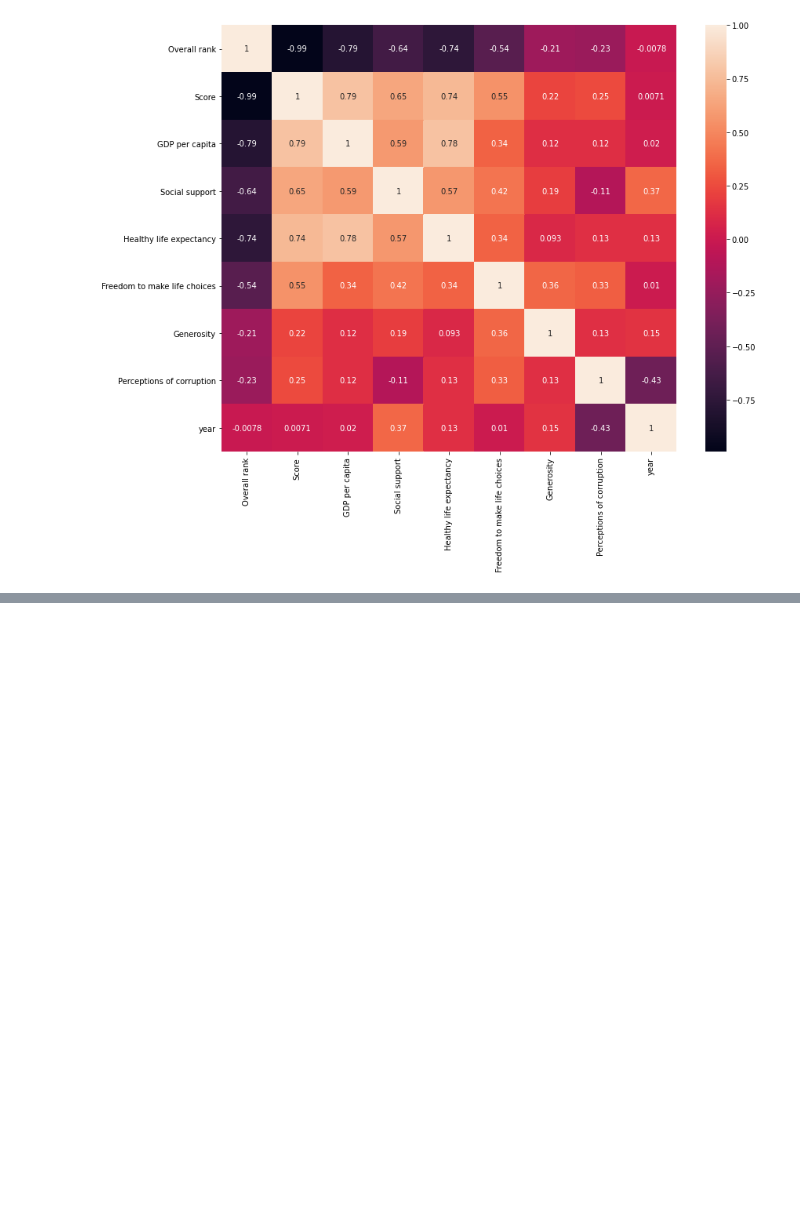
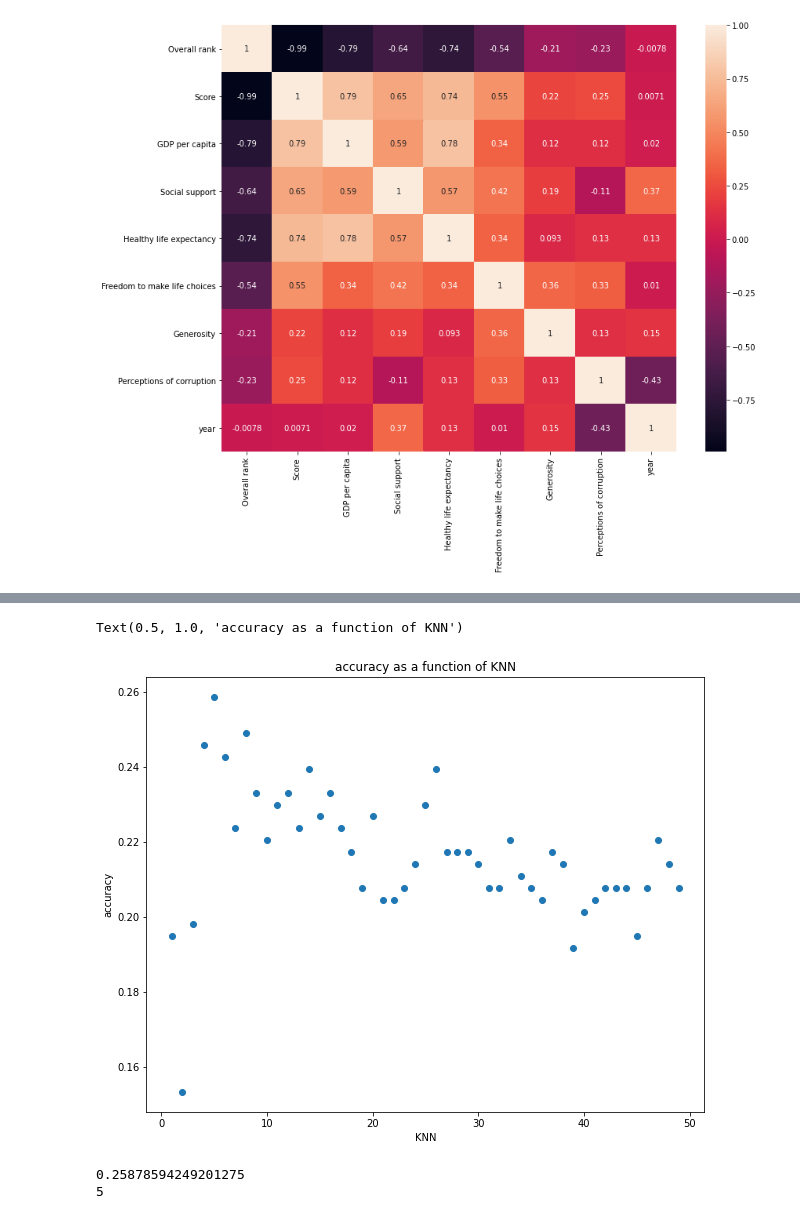
Before and after one commit to Joshua-D-Gordon/Data-Science-Project, a Jupyter notebook: 3rd notebook - project.ipynb, the cells around one changed output, grey strips where cells are left out. Saved outputs shown, nothing was run; the diff lists cells and outputs as text; code cells hidden in the pictures; blank space fills up the shorter version.

```diff
--- a/3rd notebook - project.ipynb
+++ b/3rd notebook - project.ipynb
@@ -200,0 +401,16 @@ reg = model.fit(X_train, y_train, X_test, y_test)
+# %%
+from sklearn.neighbors import KNeighborsClassifier
+
+X = df[['Overall rank', 'Score', 'GDP per capita', 'Social support', 'Healthy life expectancy', 'Freedom to make life choices', 'Generosity', 'Perceptions of corruption','Country of region to num']]
+y = df['year']
+
+from sklearn.model_selection import train_test_split
+
+X_train, X_test, y_train, y_test = train_test_split(X, y, test_size=0.4, random_state = 0)
+
+classifier = KNeighborsClassifier(n_neighbors = 5)
+
+classifier.fit(X_train, y_train)
+
+score = classifier.score(X_test, y_test)
+print(score)
@@ -200,0 +421,13 @@ reg = model.fit(X_train, y_train, X_test, y_test)
+# %%
+lst_max_knn = []
+for i in np.arange(1,50):
+
+    X_train, X_test, y_train, y_test = train_test_split(X, y, test_size=0.4, random_state = 0)
+
+    classifier = KNeighborsClassifier(n_neighbors = i)
+
+    classifier.fit(X_train, y_train)
+
+    score = classifier.score(X_test, y_test)
+
+    lst_max_knn.append(score)
@@ -200,0 +436,25 @@ reg = model.fit(X_train, y_train, X_test, y_test)
+# %%
+plt.figure(figsize=(10,8))
+
+plt.scatter(np.arange(1,50),lst_max_knn)
+plt.xlabel("KNN")
+plt.ylabel("accuracy")
+plt.title("accuracy as a function of KNN")
+# %% [output]
+Text(0.5, 1.0, 'accuracy as a function of KNN')
+[figure, added]
+# %%
+max_value = 0
+kkn_ks = 0
+count = 0
+for knn_score in  lst_max_knn:
+    if(knn_score > max_value):
+        max_value = knn_score
+        knn_ks = count + 1
+    count+=1
+
+print(max_value)
+print(knn_ks)
+# %% [output]
+0.25878594249201275
+5
```
Also changed, not shown: parts of 130 cells of this notebook.
